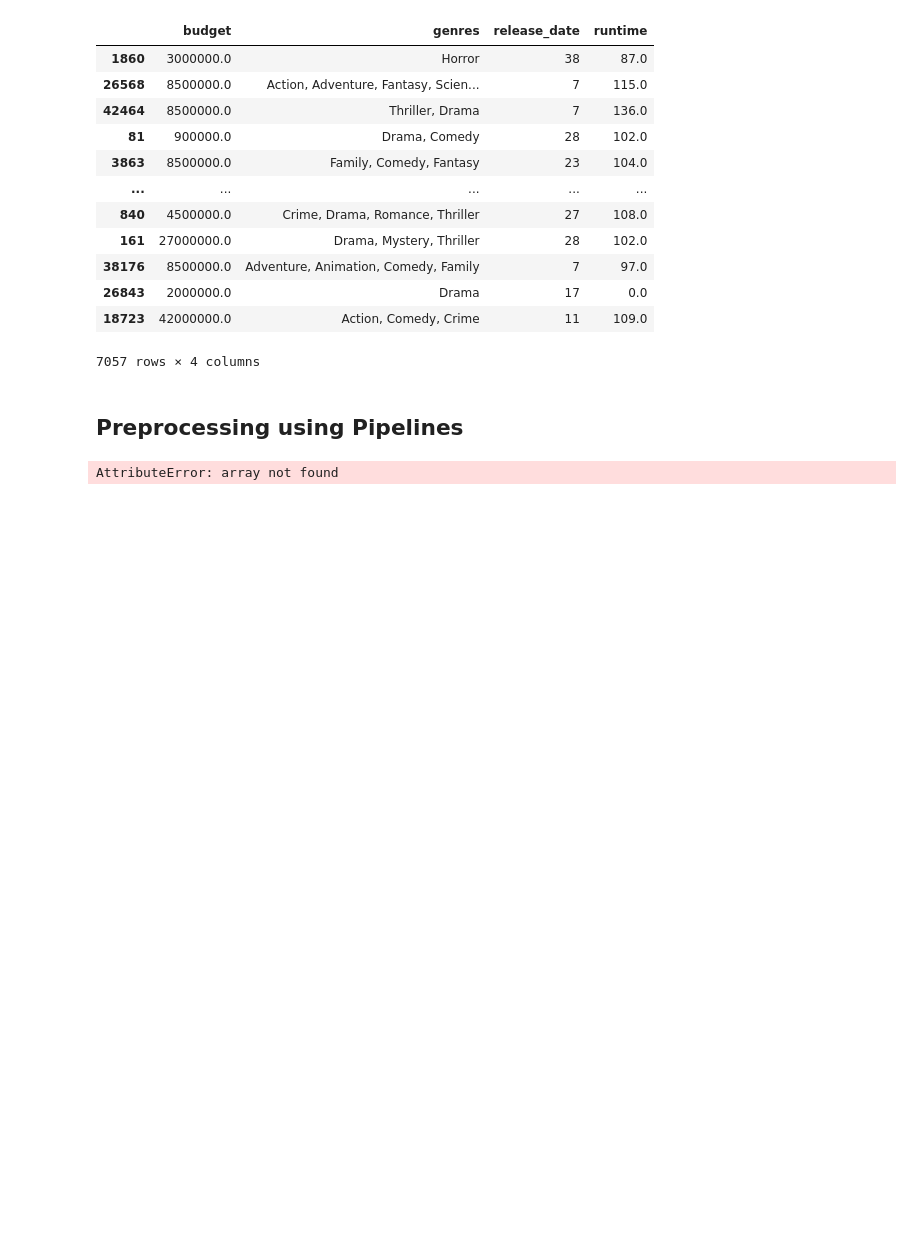
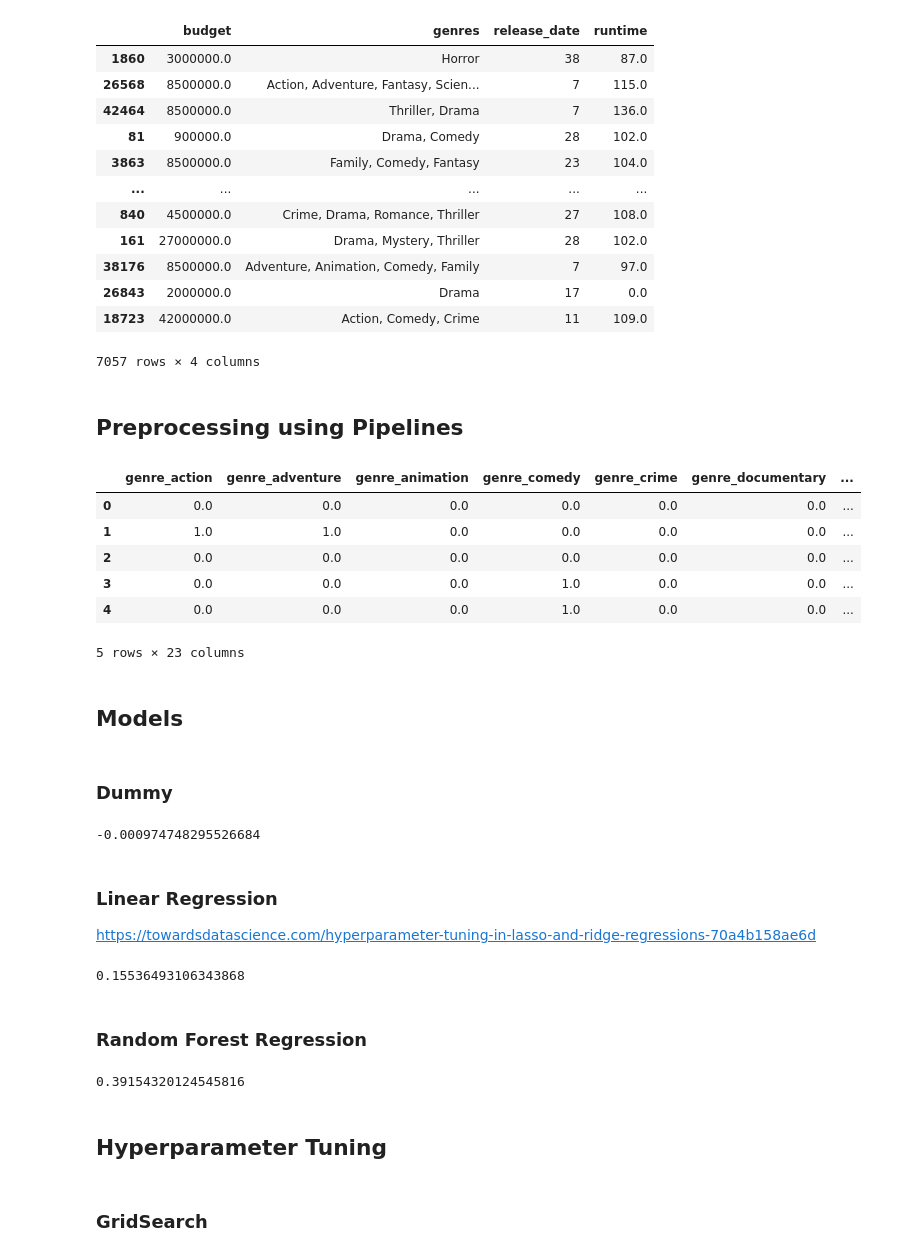
Before and after one commit to neysapatel/movies, a Jupyter notebook: movies.ipynb, the cells around one changed output. Cells and saved outputs as stored; diff of their text form; code cells hidden in the pictures; blank space fills up the shorter version.

```diff
--- a/movies.ipynb
+++ b/movies.ipynb
@@ -416,19 +416,73 @@ X_train
 # %%
 from sklearn.compose import ColumnTransformer
 from sklearn.feature_extraction.text import CountVectorizer
 from sklearn.preprocessing import StandardScaler
 
 scale_features = ['budget', 'release_date', 'runtime']
 
 preproc = ColumnTransformer([
     # List of transforms/tasks to execute in parallel
     ('text', CountVectorizer(max_features=20, stop_words='english'), 'genres'),
     ('scale', StandardScaler(), scale_features)
 ])
 
-preproc.fit(X_train)
+test = preproc.fit_transform(X_train)
 genre_cols = ['genre_' + word for word in preproc.named_transformers_['text'].get_feature_names_out()]
-X_train_preproc = pd.DataFrame(data=preproc.transform(X_train).array())
+X_train_preproc = pd.DataFrame(data=preproc.transform(X_train).toarray(), columns=genre_cols+scale_features)
 X_train_preproc.head()
 # %% [output]
+|  | genre_action | genre_adventure | genre_animation | genre_comedy | genre_crime | genre_documentary | ... |
+| 0 | 0.0 | 0.0 | 0.0 | 0.0 | 0.0 | 0.0 | ... |
+| 1 | 1.0 | 1.0 | 0.0 | 0.0 | 0.0 | 0.0 | ... |
+| 2 | 0.0 | 0.0 | 0.0 | 0.0 | 0.0 | 0.0 | ... |
+| 3 | 0.0 | 0.0 | 0.0 | 1.0 | 0.0 | 0.0 | ... |
+| 4 | 0.0 | 0.0 | 0.0 | 1.0 | 0.0 | 0.0 | ... |
-AttributeError: array not found
+5 rows × 23 columns
+# %% [markdown]
+## Models
+# %% [markdown]
+### Dummy
+# %%
+from sklearn.dummy import DummyRegressor
+from sklearn.model_selection import cross_validate, GridSearchCV
+from sklearn.pipeline import Pipeline
+
+dummy = DummyRegressor(strategy="mean")
+dummy_pipe = Pipeline([
+    ('preproc', preproc),
+    ('dummy', dummy)
+])
+cross_validate(dummy_pipe, X_train, y_train, return_train_score=True)["test_score"].mean()
+# %% [output]
+-0.000974748295526684
+# %% [markdown]
+### Linear Regression
+https://towardsdatascience.com/hyperparameter-tuning-in-lasso-and-ridge-regressions-70a4b158ae6d
+# %%
+from sklearn.linear_model import Ridge
+
+linear_regression = Ridge()
+linear_regression_pipe = Pipeline([
+    ('preproc', preproc),
+    ('linear_regression', linear_regression)
+])
+cross_validate(linear_regression_pipe, X_train, y_train)["test_score"].mean()
+# %% [output]
+0.15536493106343868
+# %% [markdown]
+### Random Forest Regression
+# %%
+from sklearn.ensemble import RandomForestRegressor
+
+random_forest = RandomForestRegressor(n_jobs = -1)
+random_forest_pipe = Pipeline([
+    ('preproc', preproc),
+    ('random_forest', random_forest)
+])
+cross_validate(random_forest_pipe, X_train, y_train)["test_score"].mean()
+# %% [output]
+0.39154320124545816
+# %% [markdown]
+## Hyperparameter Tuning
+# %% [markdown]
+### GridSearch
```
Also changed, not shown: parts of 8 cells of this notebook.
